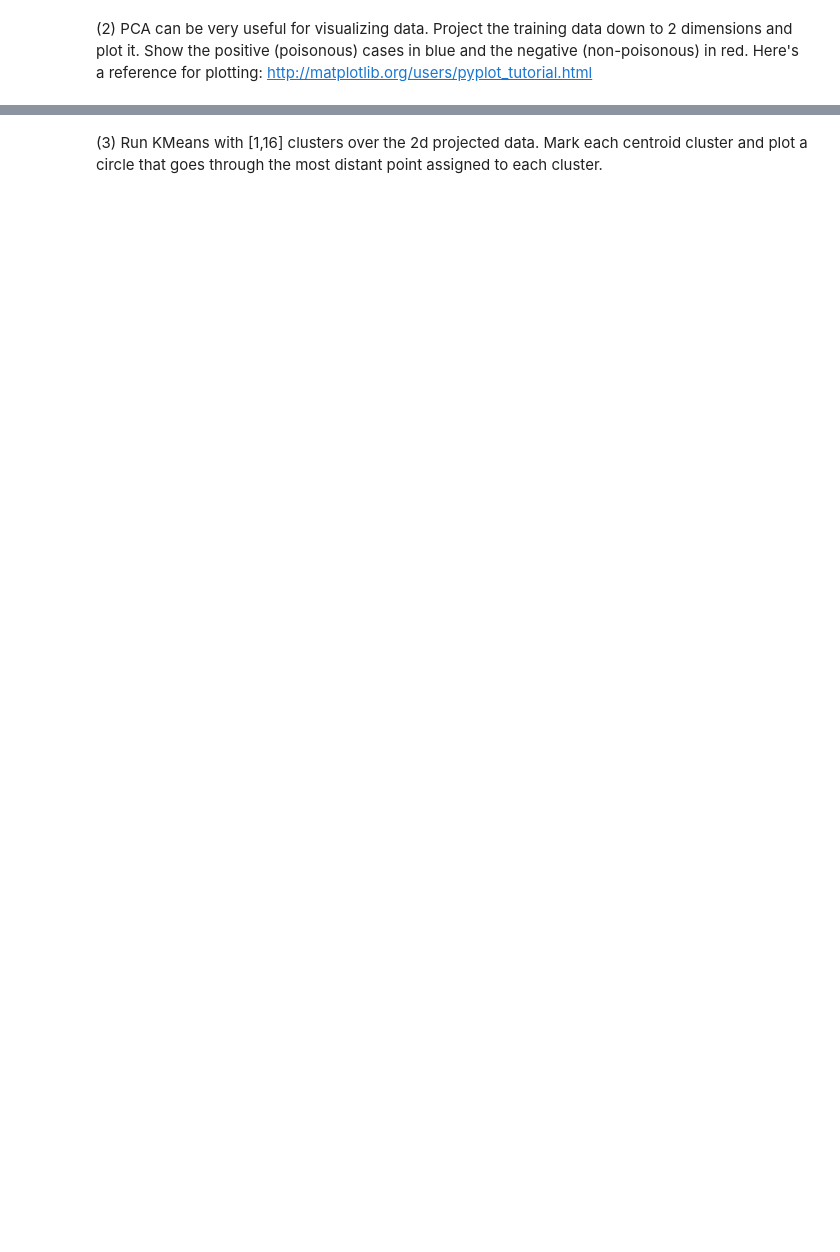
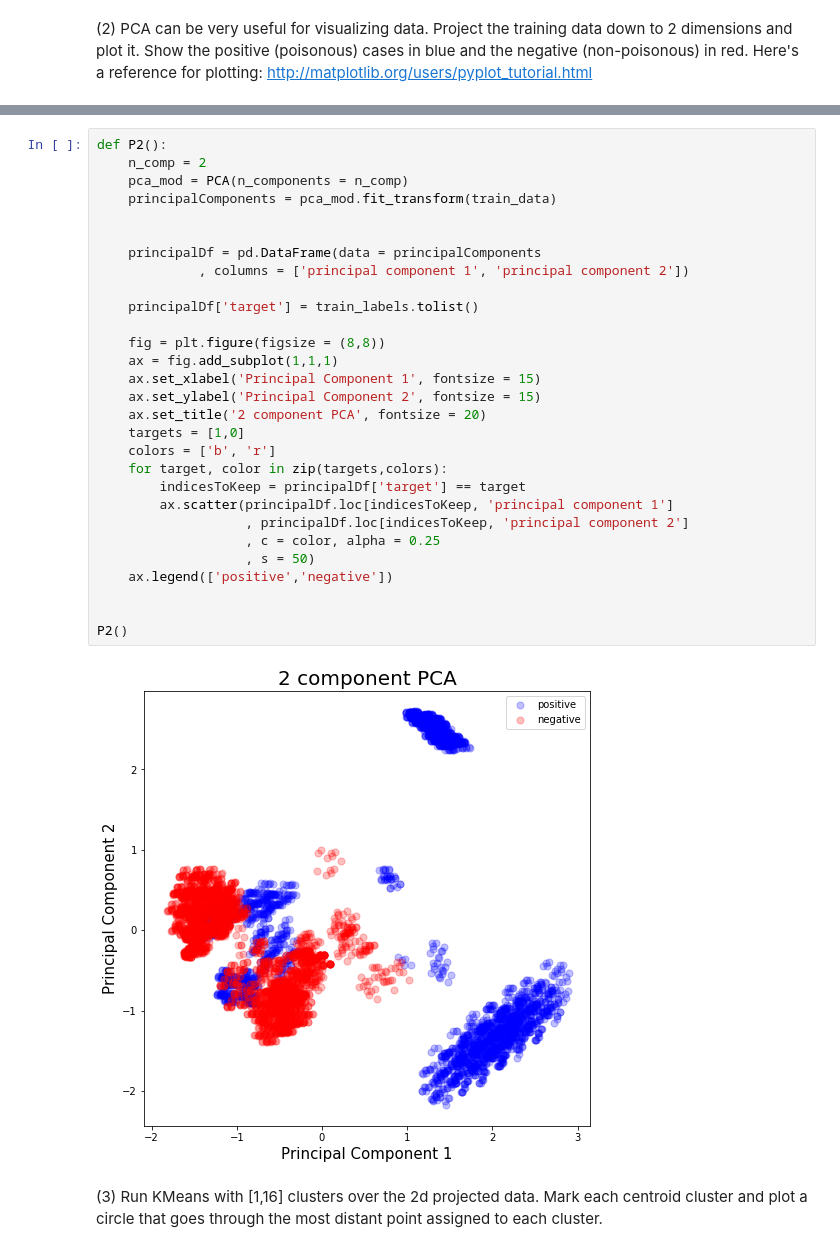
Before and after one commit to akkinenic/W207-ML, a Jupyter notebook: Naga_Akkineni_p3.ipynb, the cells around one changed output, grey strips where cells are left out. Drawn from its saved outputs; the diff is of its cells as text; blank space fills up the shorter version.

```diff
--- a/Naga_Akkineni_p3.ipynb
+++ b/Naga_Akkineni_p3.ipynb
@@ -78,2 +92,33 @@ print (train_data.shape, test_data.shape)
+# %%
+def P2():
+    n_comp = 2
+    pca_mod = PCA(n_components = n_comp)
+    principalComponents = pca_mod.fit_transform(train_data)
+
+
+    principalDf = pd.DataFrame(data = principalComponents
+             , columns = ['principal component 1', 'principal component 2'])
+
+    principalDf['target'] = train_labels.tolist()
+
+    fig = plt.figure(figsize = (8,8))
+    ax = fig.add_subplot(1,1,1)
+    ax.set_xlabel('Principal Component 1', fontsize = 15)
+    ax.set_ylabel('Principal Component 2', fontsize = 15)
+    ax.set_title('2 component PCA', fontsize = 20)
+    targets = [1,0]
+    colors = ['b', 'r']
+    for target, color in zip(targets,colors):
+        indicesToKeep = principalDf['target'] == target
+        ax.scatter(principalDf.loc[indicesToKeep, 'principal component 1']
+                   , principalDf.loc[indicesToKeep, 'principal component 2']
+                   , c = color, alpha = 0.25
+                   , s = 50)
+    ax.legend(['positive','negative'])
+
+
+P2()
+# %% [output]
+[figure, added]
 # %% [markdown]
 (3) Run KMeans with [1,16] clusters over the 2d projected data. Mark each centroid cluster and plot a circle that goes through the most distant point assigned to each cluster.
```
Also changed, not shown: parts of 13 cells of this notebook, 4 other files.
